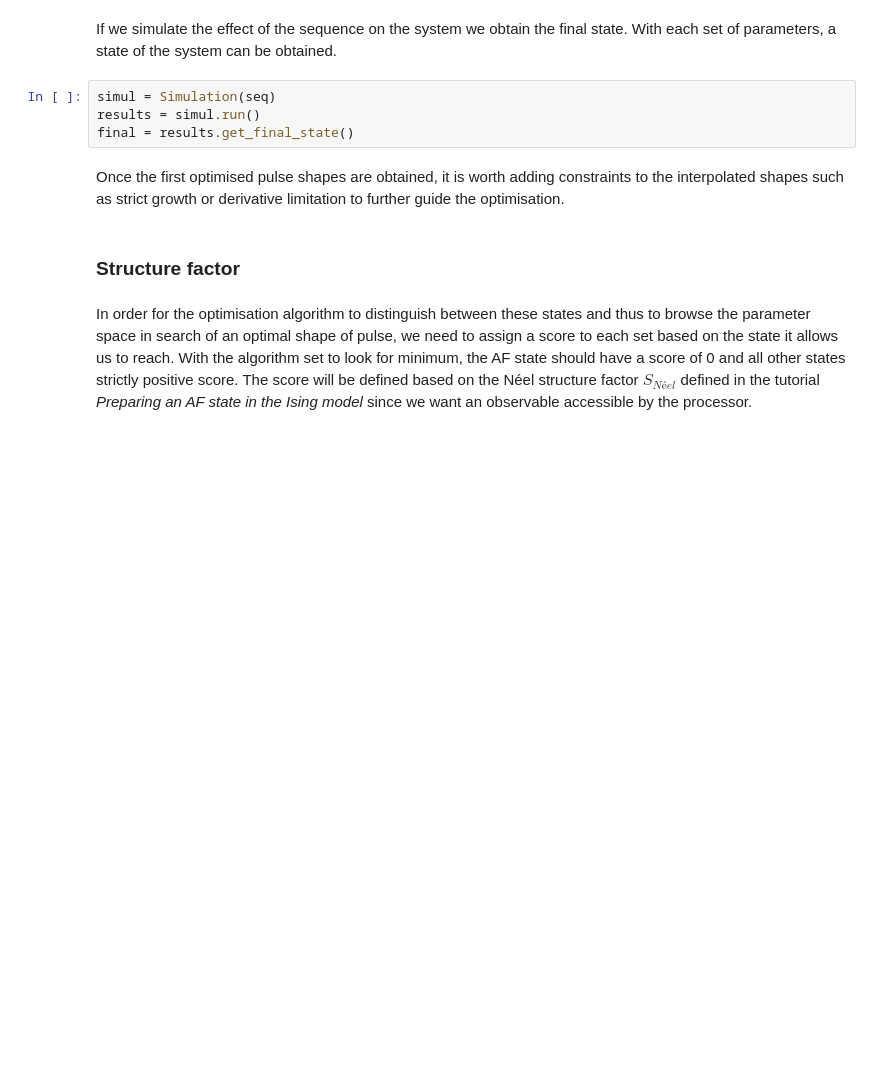
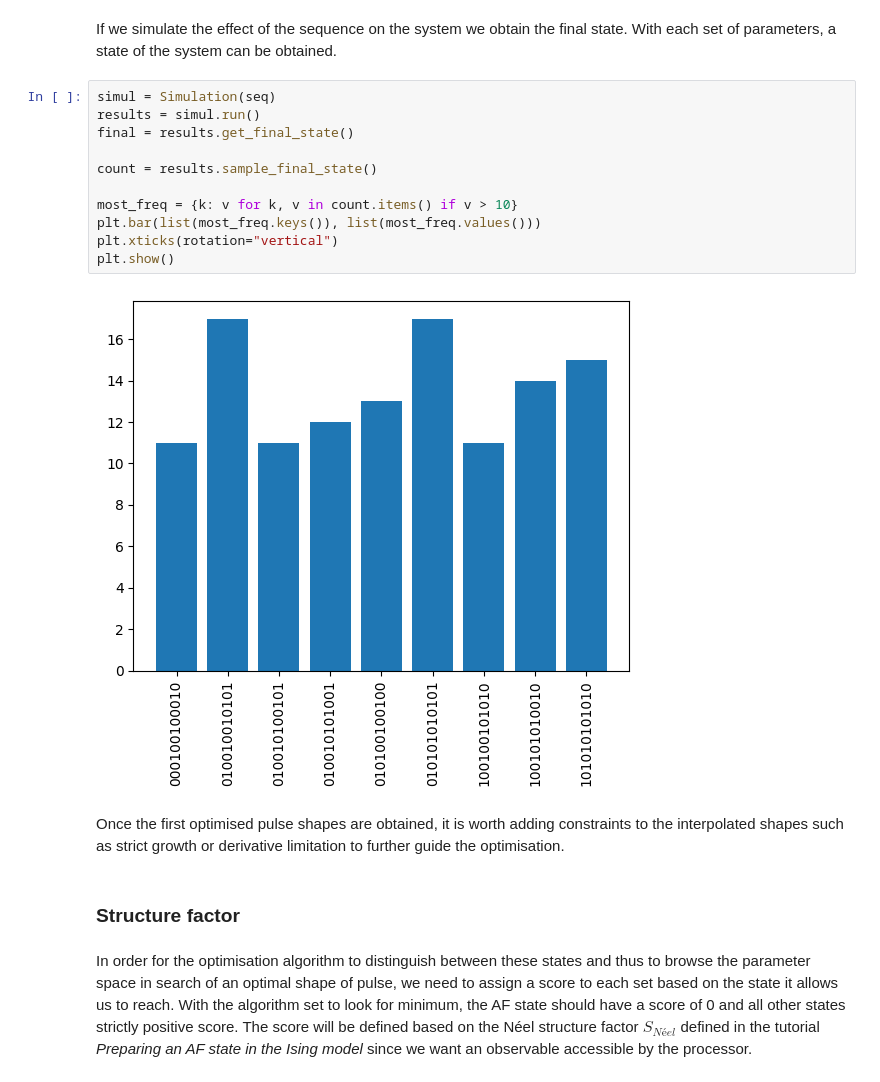
Before and after one commit to vdrouint/Pulser-tutorial-only, a Jupyter notebook: tutorials/quantum_simulation/Bayesian Optimisation for antiferromagnetic state preparation.ipynb, the cells around one changed output. Drawn from its saved outputs; the diff is of its cells as text; blank space fills up the shorter version.

```diff
--- a/tutorials/quantum_simulation/Bayesian Optimisation for antiferromagnetic state preparation.ipynb
+++ b/tutorials/quantum_simulation/Bayesian Optimisation for antiferromagnetic state preparation.ipynb
@@ -117,9 +140,18 @@ seq.draw()
 # %% [markdown]
 If we simulate the effect of the sequence on the system we obtain the final state. With each set of parameters, a state of the system can be obtained.
-# %%
-simul = Simulation(seq)
-results = simul.run()
-final = results.get_final_state()
+# %%
+simul = Simulation(seq)
+results = simul.run()
+final = results.get_final_state()
+
+count = results.sample_final_state()
+
+most_freq = {k: v for k, v in count.items() if v > 10}
+plt.bar(list(most_freq.keys()), list(most_freq.values()))
+plt.xticks(rotation="vertical")
+plt.show()
+# %% [output]
+[figure, added]
 # %% [markdown]
 Once the first optimised pulse shapes are obtained, it is worth adding constraints to the interpolated shapes such as strict growth or derivative limitation to further guide the optimisation.
 # %% [markdown]
```
Also changed, not shown: parts of 14 cells of this notebook, 5 other files.
